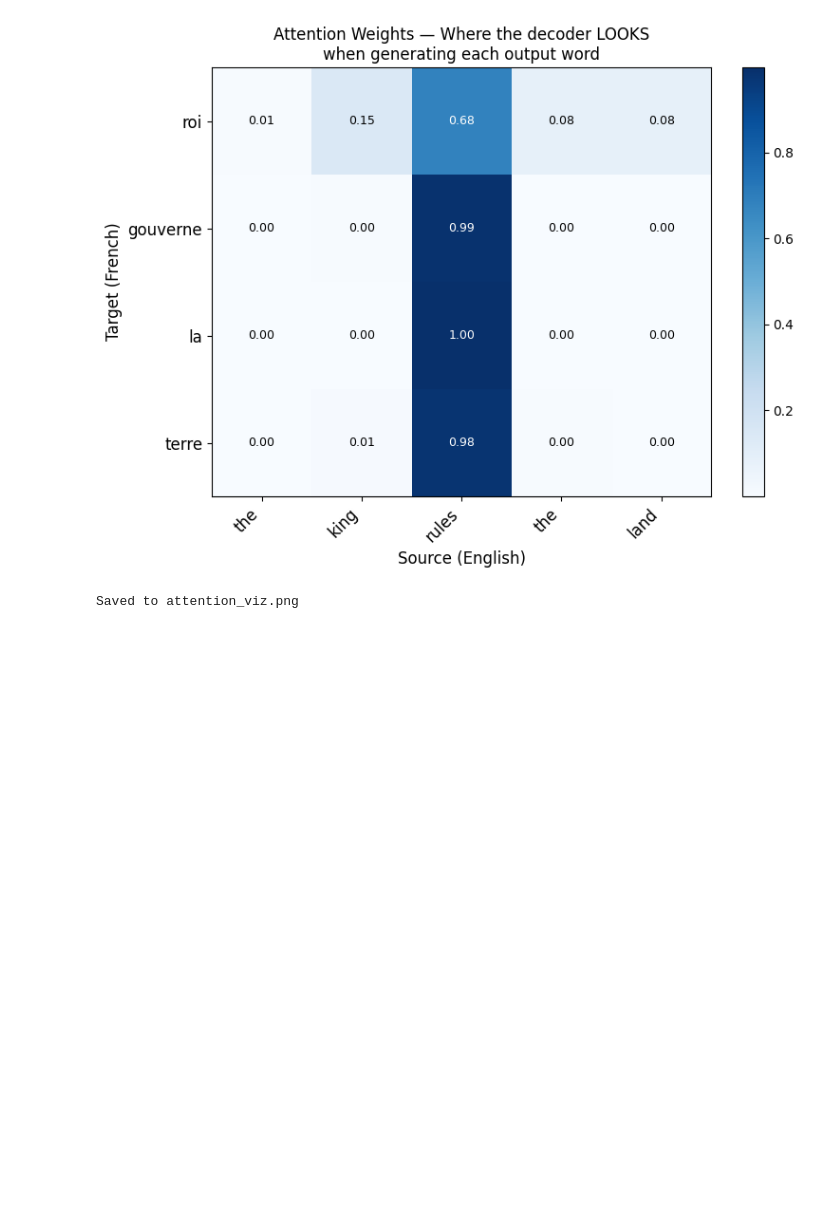
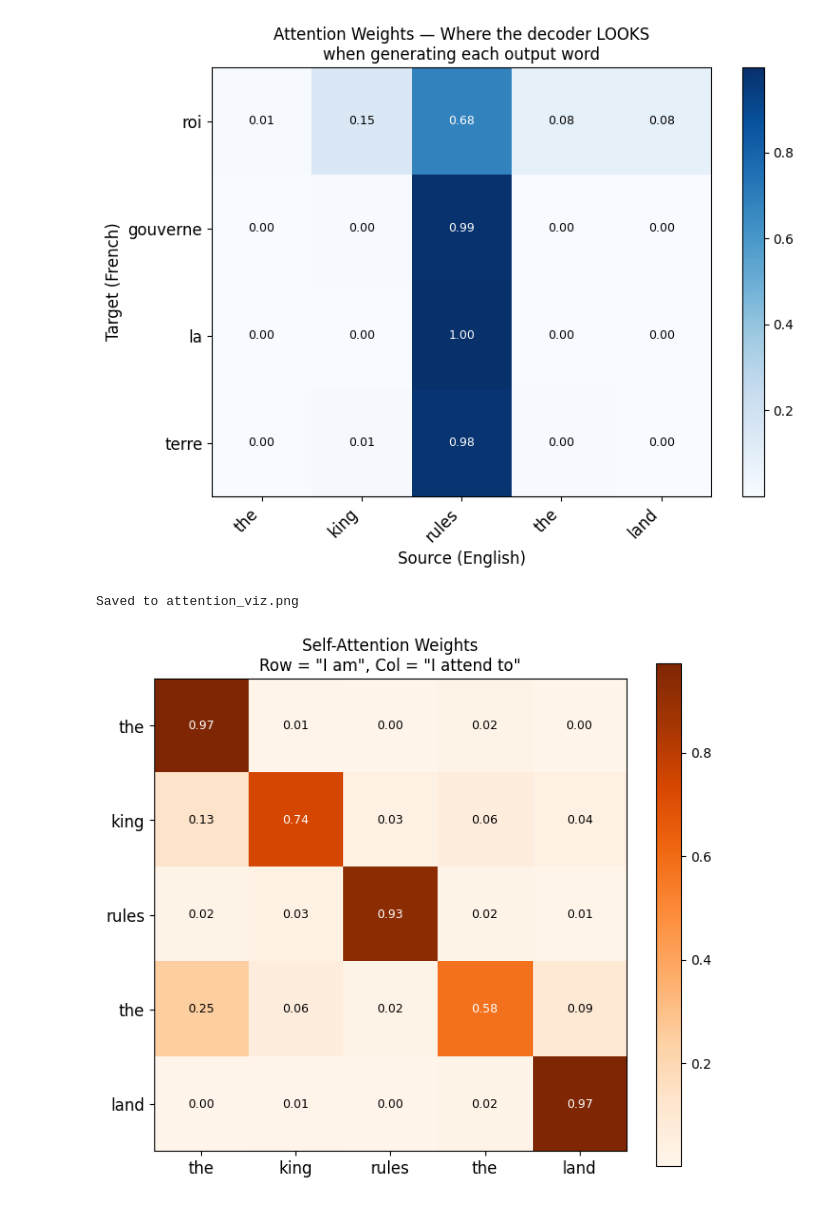
Before and after one commit to chandhu1255/LLM-Learning-Journey, a Jupyter notebook: 05_attention.ipynb, the cells around one changed output. Saved outputs shown, nothing was run; the diff lists cells and outputs as text; code cells hidden in the pictures; blank space fills up the shorter version.

Commit message:
Self Attention and Casual Masking

```diff
--- a/05_attention.ipynb
+++ b/05_attention.ipynb
@@ -261,3 +261,85 @@ visualize_attention(
 # %% [output]
 [figure]
 Saved to attention_viz.png
+# %%
+# ─────────────────────────────────────────────────────────────
+# SELF-ATTENTION — every word looks at every other word
+# ─────────────────────────────────────────────────────────────
+
+def self_attention(X):
+    """
+    X: (seq_len, dim) — matrix of word vectors
+
+    Each word produces 3 vectors from its embedding:
+    Q (Query)  = "what am I looking for?"
+    K (Key)    = "what do I contain?"
+    V (Value)  = "what do I actually give out if selected?"
+
+    Think of it like a search engine:
+    Q = your search query
+    K = each webpage's title/metadata
+    V = each webpage's actual content
+
+    High dot(Q, K) = "this page is relevant to my query"
+    → attend to its Value more
+    """
+    seq_len, dim = X.shape
+
+    # In a real Transformer, W_Q/W_K/W_V are learned linear projections.
+    # Here we use the raw embeddings as Q, K, V for simplicity.
+    Q = X   # (seq_len, dim)
+    K = X   # (seq_len, dim)
+    V = X   # (seq_len, dim)
+
+    # Score: how much does each word (Q) want to attend to each other word (K)?
+    scores = torch.matmul(Q, K.T)              # (seq_len, seq_len)
+
+    # Scale by sqrt(dim) — prevents scores from growing too large
+    # (large scores → softmax saturates → gradients vanish, the old enemy)
+    scores = scores / (dim ** 0.5)
+
+    # Softmax: convert scores to attention weights (each row sums to 1)
+    weights = F.softmax(scores, dim=-1)        # (seq_len, seq_len)
+
+    # Weighted sum of Values — the output for each word
+    output = torch.matmul(weights, V)          # (seq_len, dim)
+
+    return output, weights
+
+
+# Demo on a tiny sentence
+sentence = ["the", "king", "rules", "the", "land"]
+vocab    = sorted(set(sentence))
+w2i      = {w: i for i, w in enumerate(vocab)}
+
+# Create simple embeddings (in real model these come from embedding table)
+torch.manual_seed(42)
+X = torch.randn(len(sentence), 8)   # (5 words, 8-dim embeddings)
+
+output, weights = self_attention(X)
+
+# Visualize self-attention
+fig, ax = plt.subplots(figsize=(7, 6))
+im = ax.imshow(weights.detach().numpy(), cmap='Oranges')
+ax.set_xticks(range(len(sentence)))
+ax.set_yticks(range(len(sentence)))
+ax.set_xticklabels(sentence, fontsize=12)
+ax.set_yticklabels(sentence, fontsize=12)
+ax.set_title('Self-Attention Weights\nRow = "I am", Col = "I attend to"',
+             fontsize=12)
+
+for i in range(len(sentence)):
+    for j in range(len(sentence)):
+        ax.text(j, i, f"{weights[i,j].item():.2f}",
+               ha='center', va='center', fontsize=9,
+               color='white' if weights[i,j].item() > 0.5 else 'black')
+
+plt.colorbar(im)
+plt.tight_layout()
+plt.savefig("self_attention.png", dpi=150)
+plt.show()
+
+print("\nSelf-attention output shape:", output.shape)
+print("Each word now carries information from ALL other words it attended to")
+# %% [output]
+[figure, added]
```
Also changed, not shown: parts of 1 cell of this notebook, 3 other files.
